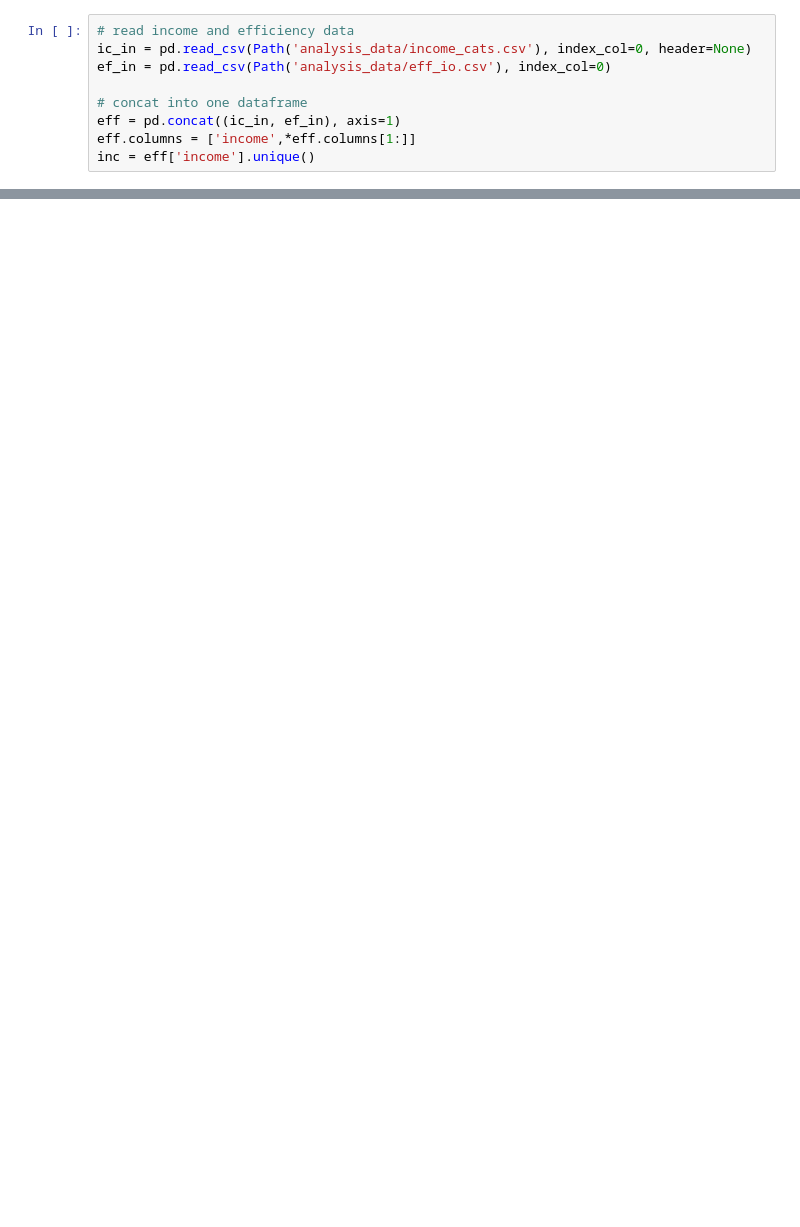
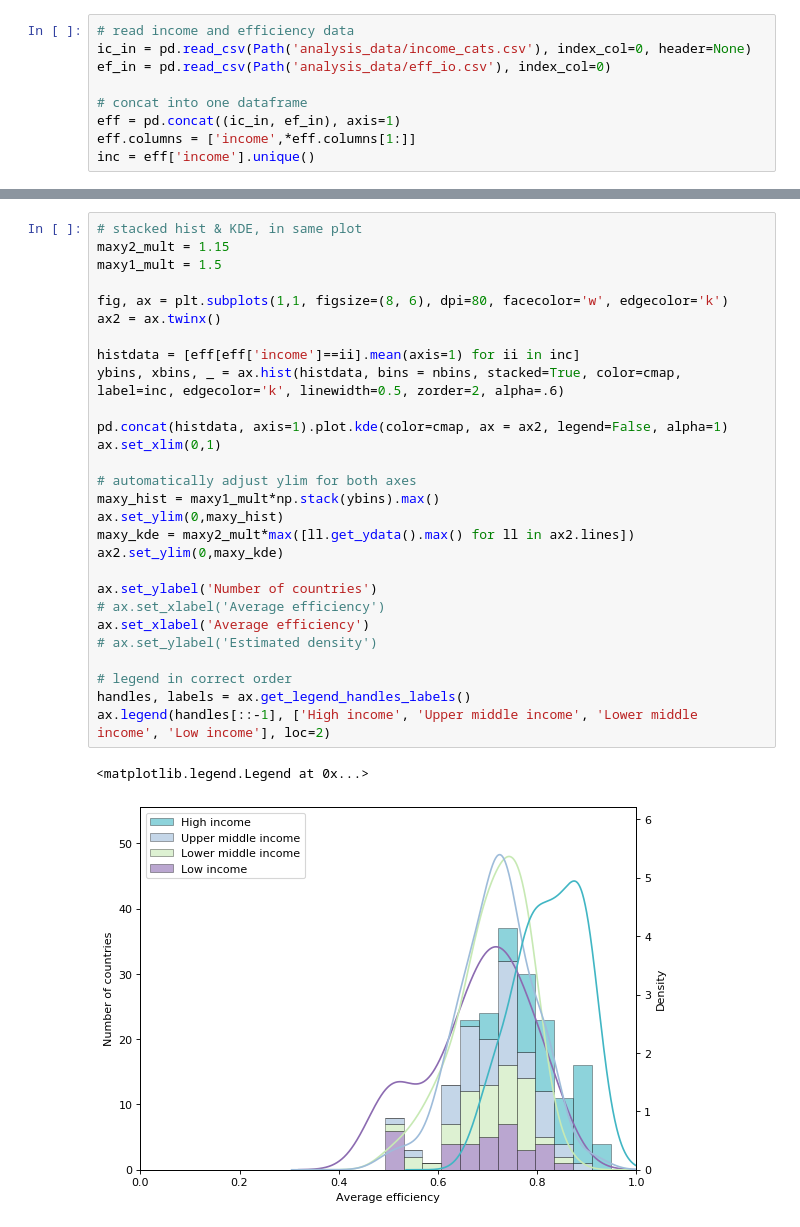
Before and after one commit to emcmd/sdg-dea, a Jupyter notebook: analyse_results.ipynb, the cells around one changed output, grey strips where cells are left out. Drawn from its saved outputs; the diff is of its cells as text; blank space fills up the shorter version.

```diff
--- a/analyse_results.ipynb
+++ b/analyse_results.ipynb
@@ -36,0 +59,31 @@ plt.legend(handles[::-1], ['High income', 'Upper middle income', 'Lower middle i
+# %%
+# stacked hist & KDE, in same plot
+maxy2_mult = 1.15
+maxy1_mult = 1.5
+
+fig, ax = plt.subplots(1,1, figsize=(8, 6), dpi=80, facecolor='w', edgecolor='k')
+ax2 = ax.twinx()
+
+histdata = [eff[eff['income']==ii].mean(axis=1) for ii in inc]
+ybins, xbins, _ = ax.hist(histdata, bins = nbins, stacked=True, color=cmap, label=inc, edgecolor='k', linewidth=0.5, zorder=2, alpha=.6)
+
+pd.concat(histdata, axis=1).plot.kde(color=cmap, ax = ax2, legend=False, alpha=1)
+ax.set_xlim(0,1)
+
+# automatically adjust ylim for both axes
+maxy_hist = maxy1_mult*np.stack(ybins).max()
+ax.set_ylim(0,maxy_hist)
+maxy_kde = maxy2_mult*max([ll.get_ydata().max() for ll in ax2.lines])
+ax2.set_ylim(0,maxy_kde)
+
+ax.set_ylabel('Number of countries')
+# ax.set_xlabel('Average efficiency')
+ax.set_xlabel('Average efficiency')
+# ax.set_ylabel('Estimated density')
+
+# legend in correct order
+handles, labels = ax.get_legend_handles_labels()
+ax.legend(handles[::-1], ['High income', 'Upper middle income', 'Lower middle income', 'Low income'], loc=2)
+# %% [output]
+<matplotlib.legend.Legend at 0x...>
+[figure, added]
```
Also changed, not shown: parts of 8 cells of this notebook.
